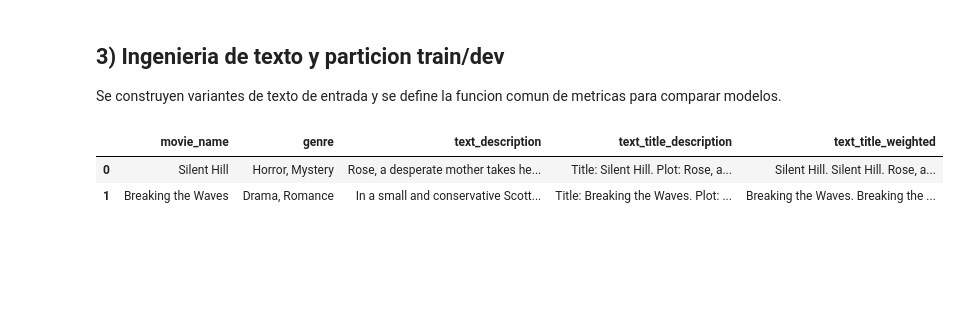
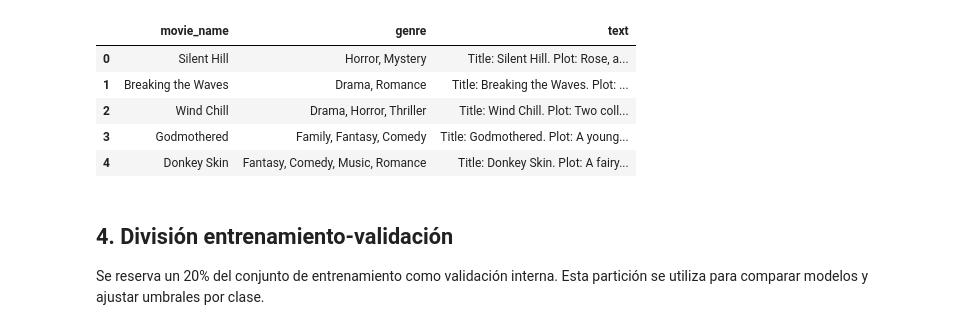
Before and after one commit to danilpzz/ILN-movie-genre-identification-task, a Jupyter notebook: ILN05_01_Modelos_Clasicos_TFIDF_LogReg.ipynb, the cells around one changed output. Drawn from its saved outputs; the diff is of its cells as text; code cells hidden in the pictures; blank space fills up the shorter version.

```diff
--- a/ILN05_01_Modelos_Clasicos_TFIDF_LogReg.ipynb
+++ b/ILN05_01_Modelos_Clasicos_TFIDF_LogReg.ipynb
@@ -203,43 +194,24 @@ Vector binario: [0 0 0 0 0 0 0 0 0 1 0 1 0 0 0 0 0 0]
-# %% [markdown]
-## 3) Ingenieria de texto y particion train/dev
-
-Se construyen variantes de texto de entrada y se define la funcion comun de metricas para comparar modelos.
 # %%
-train_df["text_description"] = train_df["description"].fillna("")
-
-test_df["text_description"] = test_df["description"].fillna("")
-
-train_df["text_title_description"] = (
+train_df["text"] = (
     "Title: " + train_df["movie_name"].fillna("") +
     ". Plot: " + train_df["description"].fillna("")
 )
 
-test_df["text_title_description"] = (
+test_df["text"] = (
     "Title: " + test_df["movie_name"].fillna("") +
     ". Plot: " + test_df["description"].fillna("")
 )
 
-train_df["text_title_weighted"] = (
-    train_df["movie_name"].fillna("") + ". " +
-    train_df["movie_name"].fillna("") + ". " +
-    train_df["description"].fillna("")
-)
-
-test_df["text_title_weighted"] = (
-    test_df["movie_name"].fillna("") + ". " +
-    test_df["movie_name"].fillna("") + ". " +
-    test_df["description"].fillna("")
-)
-
-display(train_df[[
-    "movie_name",
-    "genre",
-    "text_description",
-    "text_title_description",
-    "text_title_weighted"
-]].head(2))
+display(train_df[["movie_name", "genre", "text"]].head())
 # %% [output]
-|  | movie_name | genre | text_description | text_title_description | text_title_weighted |
-| 0 | Silent Hill | Horror, Mystery | Rose, a desperate mother takes he... | Title: Silent Hill. Plot: Rose, a... | Silent Hill. Silent Hill. Rose, a... |
-| 1 | Breaking the Waves | Drama, Romance | In a small and conservative Scott... | Title: Breaking the Waves. Plot: ... | Breaking the Waves. Breaking the ... |
+|  | movie_name | genre | text |
+| 0 | Silent Hill | Horror, Mystery | Title: Silent Hill. Plot: Rose, a... |
+| 1 | Breaking the Waves | Drama, Romance | Title: Breaking the Waves. Plot: ... |
+| 2 | Wind Chill | Drama, Horror, Thriller | Title: Wind Chill. Plot: Two coll... |
+| 3 | Godmothered | Family, Fantasy, Comedy | Title: Godmothered. Plot: A young... |
+| 4 | Donkey Skin | Fantasy, Comedy, Music, Romance | Title: Donkey Skin. Plot: A fairy... |
+# %% [markdown]
+## 4. División entrenamiento-validación
+
+Se reserva un 20% del conjunto de entrenamiento como validación interna. Esta partición se utiliza para comparar modelos y ajustar umbrales por clase.
 # %%
```
Also changed, not shown: parts of 42 cells of this notebook.
